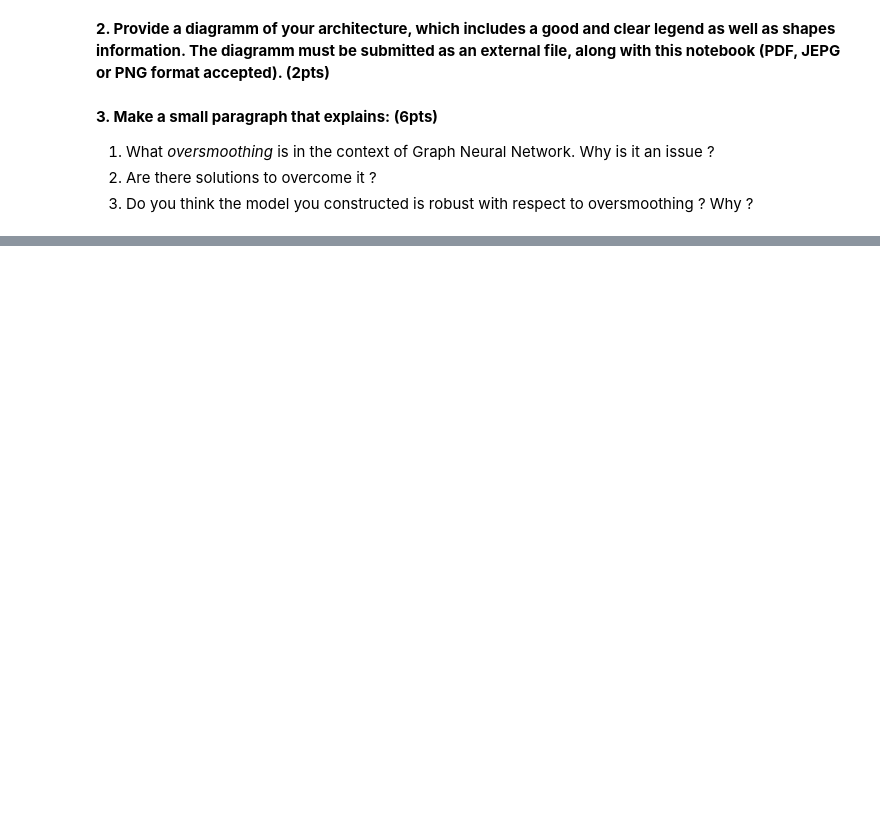
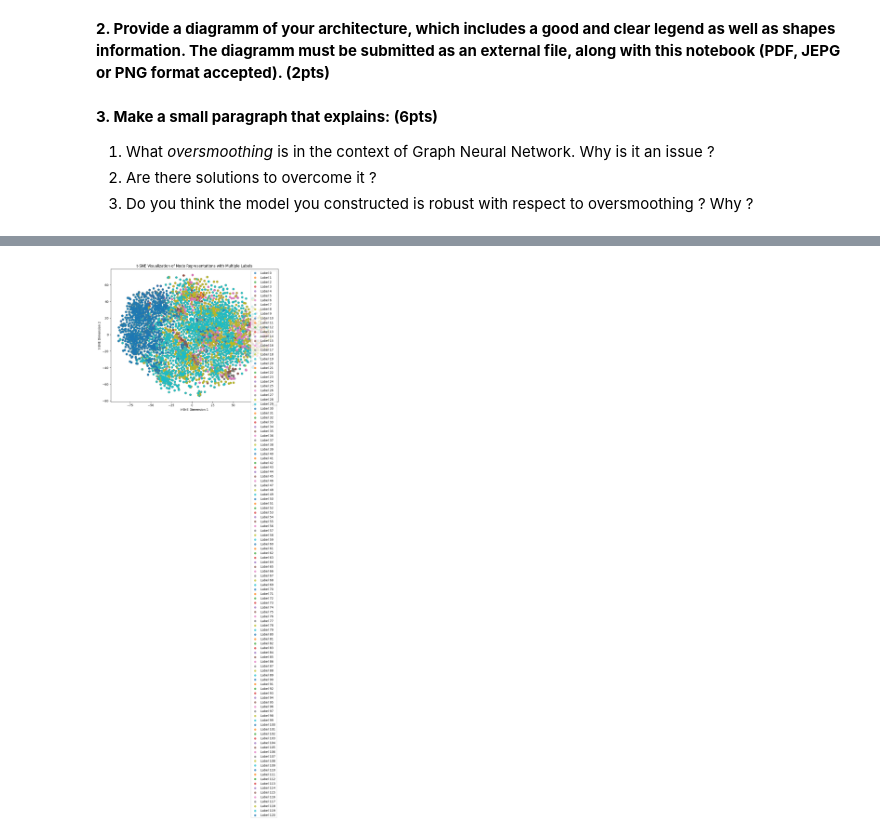
Before and after one commit to Chia-Tien-Tang/Deep-Learning-in-Practice_Assignment, a Jupyter notebook: TP3/TP3_GNN.ipynb, the cells around one changed output, grey strips where cells are left out. Drawn from its saved outputs; the diff is of its cells as text; code cells hidden in the pictures; blank space fills up the shorter version.

Commit message:
add tsne viz

```diff
--- a/TP3/TP3_GNN.ipynb
+++ b/TP3/TP3_GNN.ipynb
@@ -546,0 +546,27 @@ There are some solutions to overcome oversmoothing:
+# %%
+#Get a test data and pass through the GAT layers
+student_model.eval()
+for i, batch in enumerate(test_dataloader):
+    batch = batch.to(device)
+    output = student_model(batch.x, batch.edge_index)
+    break
+# %%
+from sklearn.manifold import TSNE
+import matplotlib.pyplot as plt
+
+tsne = TSNE(n_components=2)
+node_embeddings_tsne = tsne.fit_transform(output[0].detach().cpu().numpy())
+node_labels = test_dataset.y
+# %%
+plt.figure(figsize=(10, 8))
+for i in range(node_labels.shape[1]):
+    plt.scatter(node_embeddings_tsne[node_labels[:, i] == 1, 0],
+                node_embeddings_tsne[node_labels[:, i] == 1, 1],
+                label=f'Label {i}', alpha=0.7)
+plt.title('t-SNE Visualization of Node Representations with Multiple Labels')
+plt.xlabel('t-SNE Dimension 1')
+plt.ylabel('t-SNE Dimension 2')
+plt.legend()
+plt.show()
+# %% [output]
+[figure, added]
```
Also changed, not shown: parts of 14 cells of this notebook.
